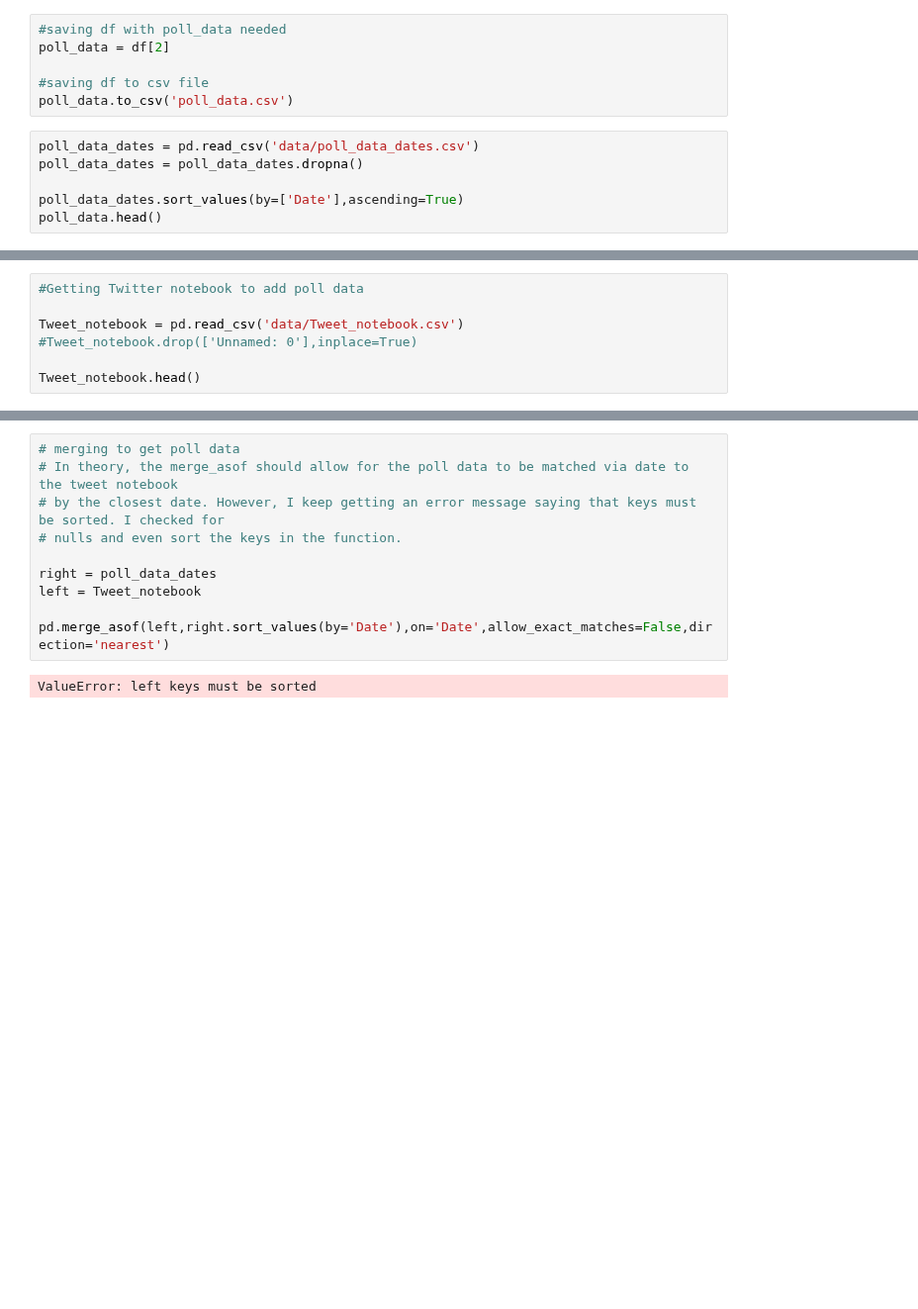
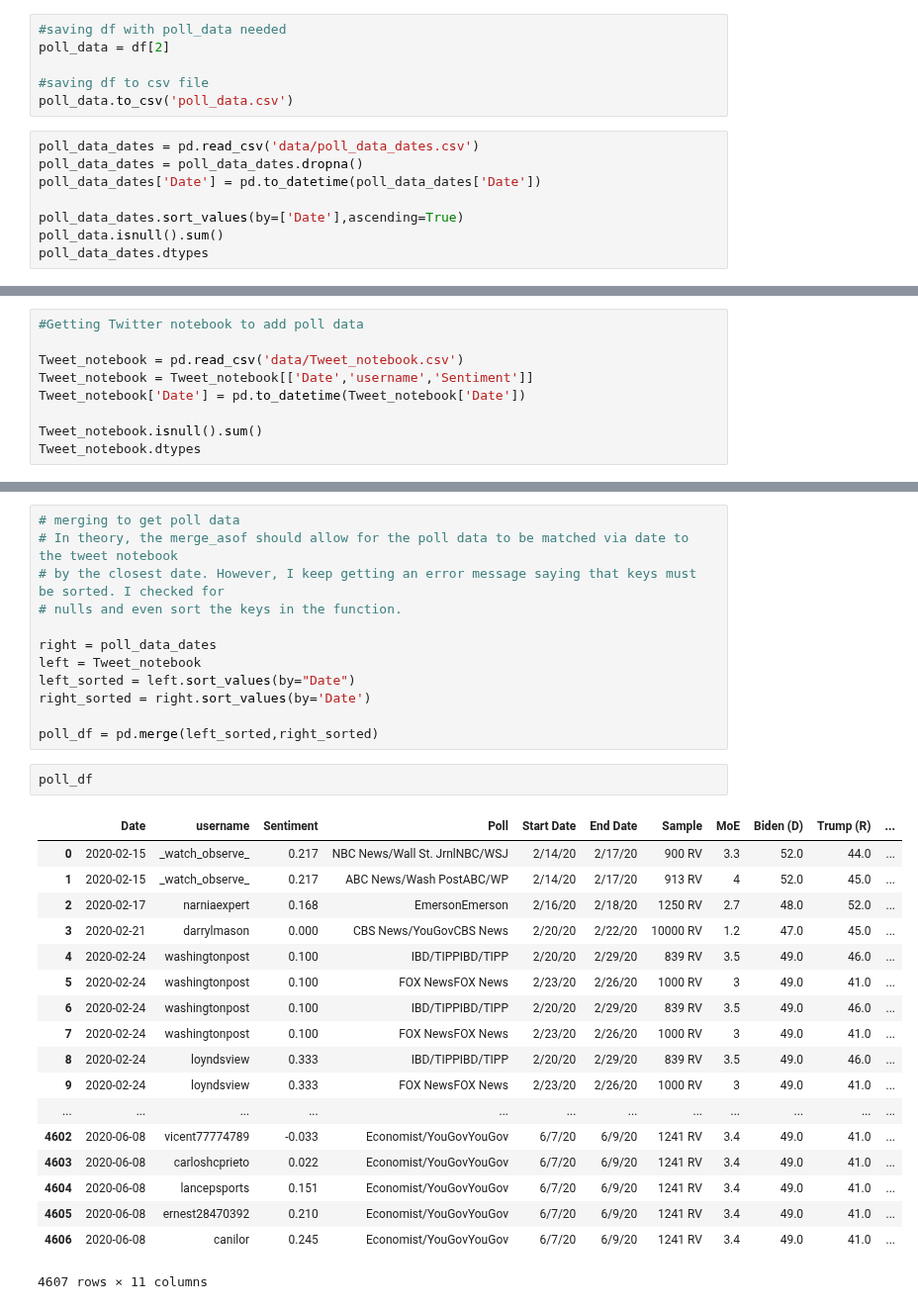
Before and after one commit to jdsmithwes/Capstone-Project, a Jupyter notebook: Web Scraping Notebook.ipynb, the cells around one changed output, grey strips where cells are left out. Shown at 99% size. Drawn from its saved outputs; the diff is of its cells as text; blank space fills up the shorter version.

```diff
--- a/Web Scraping Notebook.ipynb
+++ b/Web Scraping Notebook.ipynb
@@ -55,7 +55,9 @@ poll_data.to_csv('poll_data.csv')
 # %%
 poll_data_dates = pd.read_csv('data/poll_data_dates.csv')
 poll_data_dates = poll_data_dates.dropna()
+poll_data_dates['Date'] = pd.to_datetime(poll_data_dates['Date'])
 
 poll_data_dates.sort_values(by=['Date'],ascending=True)
-poll_data.head()
+poll_data.isnull().sum()
+poll_data_dates.dtypes
 # %% [output]
@@ -69,7 +75,9 @@ poll_data.head()
 #Getting Twitter notebook to add poll data
 
 Tweet_notebook = pd.read_csv('data/Tweet_notebook.csv')
-#Tweet_notebook.drop(['Unnamed: 0'],inplace=True)
+Tweet_notebook = Tweet_notebook[['Date','username','Sentiment']]
+Tweet_notebook['Date'] = pd.to_datetime(Tweet_notebook['Date'])
 
-Tweet_notebook.head()
+Tweet_notebook.isnull().sum()
+Tweet_notebook.dtypes
 # %% [output]
@@ -87,7 +93,28 @@ Tweet_notebook.head()
 
 right = poll_data_dates
 left = Tweet_notebook
+left_sorted = left.sort_values(by="Date")
+right_sorted = right.sort_values(by='Date')
 
-pd.merge_asof(left,right.sort_values(by='Date'),on='Date',allow_exact_matches=False,direction='nearest')
+poll_df = pd.merge(left_sorted,right_sorted)
-# %% [output]
-ValueError: left keys must be sorted
+# %%
+poll_df
+# %% [output]
+|  | Date | username | Sentiment | Poll | Start Date | End Date | Sample | MoE | Biden (D) | Trump (R) | ... |
+| 0 | 2020-02-15 | _watch_observe_ | 0.217 | NBC News/Wall St. JrnlNBC/WSJ | 2/14/20 | 2/17/20 | 900 RV | 3.3 | 52.0 | 44.0 | ... |
+| 1 | 2020-02-15 | _watch_observe_ | 0.217 | ABC News/Wash PostABC/WP | 2/14/20 | 2/17/20 | 913 RV | 4 | 52.0 | 45.0 | ... |
+| 2 | 2020-02-17 | narniaexpert | 0.168 | EmersonEmerson | 2/16/20 | 2/18/20 | 1250 RV | 2.7 | 48.0 | 52.0 | ... |
+| 3 | 2020-02-21 | darrylmason | 0.000 | CBS News/YouGovCBS News | 2/20/20 | 2/22/20 | 10000 RV | 1.2 | 47.0 | 45.0 | ... |
+| 4 | 2020-02-24 | washingtonpost | 0.100 | IBD/TIPPIBD/TIPP | 2/20/20 | 2/29/20 | 839 RV | 3.5 | 49.0 | 46.0 | ... |
+| 5 | 2020-02-24 | washingtonpost | 0.100 | FOX NewsFOX News | 2/23/20 | 2/26/20 | 1000 RV | 3 | 49.0 | 41.0 | ... |
+| 6 | 2020-02-24 | washingtonpost | 0.100 | IBD/TIPPIBD/TIPP | 2/20/20 | 2/29/20 | 839 RV | 3.5 | 49.0 | 46.0 | ... |
+| 7 | 2020-02-24 | washingtonpost | 0.100 | FOX NewsFOX News | 2/23/20 | 2/26/20 | 1000 RV | 3 | 49.0 | 41.0 | ... |
+| 8 | 2020-02-24 | loyndsview | 0.333 | IBD/TIPPIBD/TIPP | 2/20/20 | 2/29/20 | 839 RV | 3.5 | 49.0 | 46.0 | ... |
+| 9 | 2020-02-24 | loyndsview | 0.333 | FOX NewsFOX News | 2/23/20 | 2/26/20 | 1000 RV | 3 | 49.0 | 41.0 | ... |
+| ... | ... | ... | ... | ... | ... | ... | ... | ... | ... | ... | ... |
+| 4602 | 2020-06-08 | vicent77774789 | -0.033 | Economist/YouGovYouGov | 6/7/20 | 6/9/20 | 1241 RV | 3.4 | 49.0 | 41.0 | ... |
+| 4603 | 2020-06-08 | carloshcprieto | 0.022 | Economist/YouGovYouGov | 6/7/20 | 6/9/20 | 1241 RV | 3.4 | 49.0 | 41.0 | ... |
+| 4604 | 2020-06-08 | lancepsports | 0.151 | Economist/YouGovYouGov | 6/7/20 | 6/9/20 | 1241 RV | 3.4 | 49.0 | 41.0 | ... |
+| 4605 | 2020-06-08 | ernest28470392 | 0.210 | Economist/YouGovYouGov | 6/7/20 | 6/9/20 | 1241 RV | 3.4 | 49.0 | 41.0 | ... |
+| 4606 | 2020-06-08 | canilor | 0.245 | Economist/YouGovYouGov | 6/7/20 | 6/9/20 | 1241 RV | 3.4 | 49.0 | 41.0 | ... |
+4607 rows × 11 columns
```
Also changed, not shown: parts of 2 cells of this notebook.
